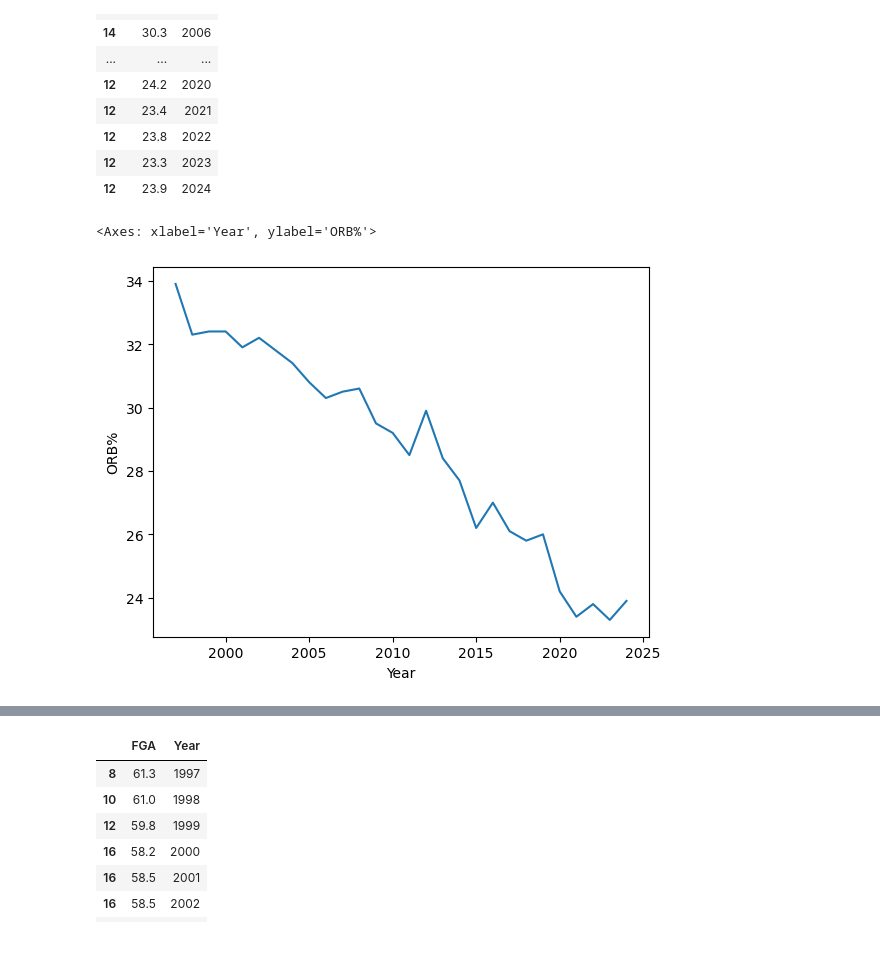
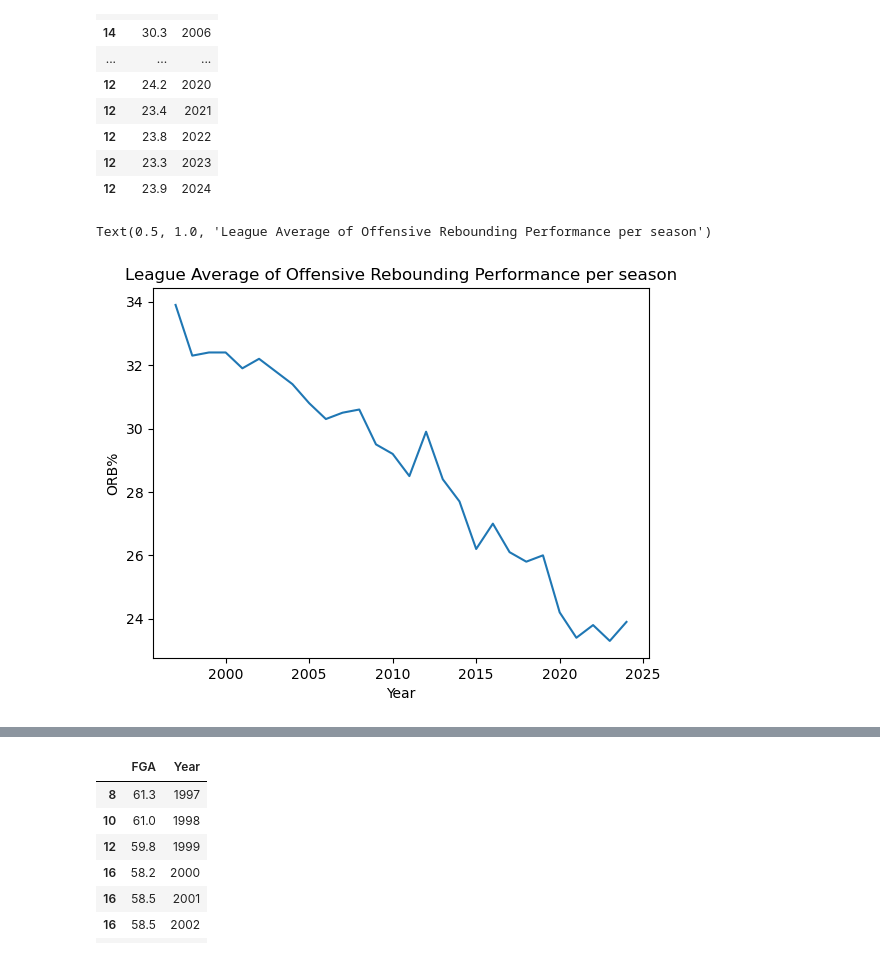
Before and after one commit to tasleem-m/Insight-into-the-WNBA, a Jupyter notebook: notebook/Capstone_copy.ipynb, the cells around one changed output, grey strips where cells are left out. Drawn from its saved outputs; the diff is of its cells as text; code cells hidden in the pictures.

```diff
--- a/notebook/Capstone_copy.ipynb
+++ b/notebook/Capstone_copy.ipynb
@@ -56,7 +56,8 @@ game_stats
 # %%
 game_stats_1 = pd.concat([pd.read_csv("../data/"+fp, skiprows=1).assign(Year=os.path.basename(fp)) for fp in files_2])
 game_stats_1['Year'] = game_stats_1['Year'].str.split('-').str[0].astype(int)
-game_stats_1[['eFG%', 'eFG%.1']] = game_stats_1[['eFG%', 'eFG%.1']] * 100
+game_stats_1[['eFG%', 'eFG%.1']] = game_stats_1[['eFG%', 'eFG%.1']] * 100.
+game_stats_1[['FT/FGA', 'FT/FGA.1']] = game_stats_1[['FT/FGA', 'FT/FGA.1']] * 100
 game_stats_1['Team'] = game_stats_1['Team'].str.split('*').str[0]
 game_stats_1
 # %% [output]
@@ -335,7 +521,9 @@ oreb
 # %%
 sns.lineplot(data = oreb,
            x='Year',
            y = 'ORB%')
+
+plt.title('League Average of Offensive Rebounding Performance per season')
 # %% [output]
-<Axes: xlabel='Year', ylabel='ORB%'>
+Text(0.5, 1.0, 'League Average of Offensive Rebounding Performance per season')
-[figure, old version]
+[figure, new version]
```
Also changed, not shown: parts of 68 cells of this notebook.
